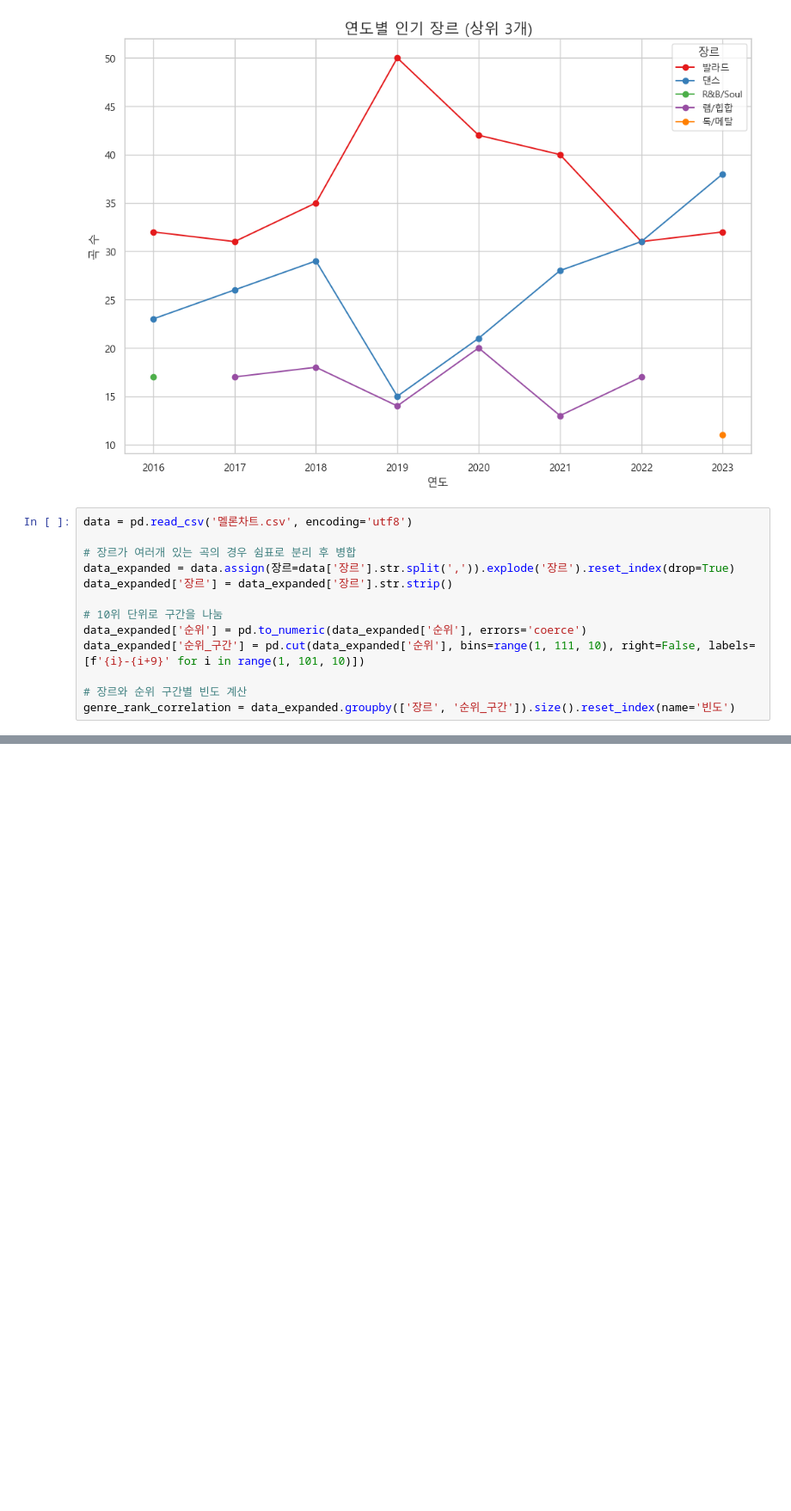
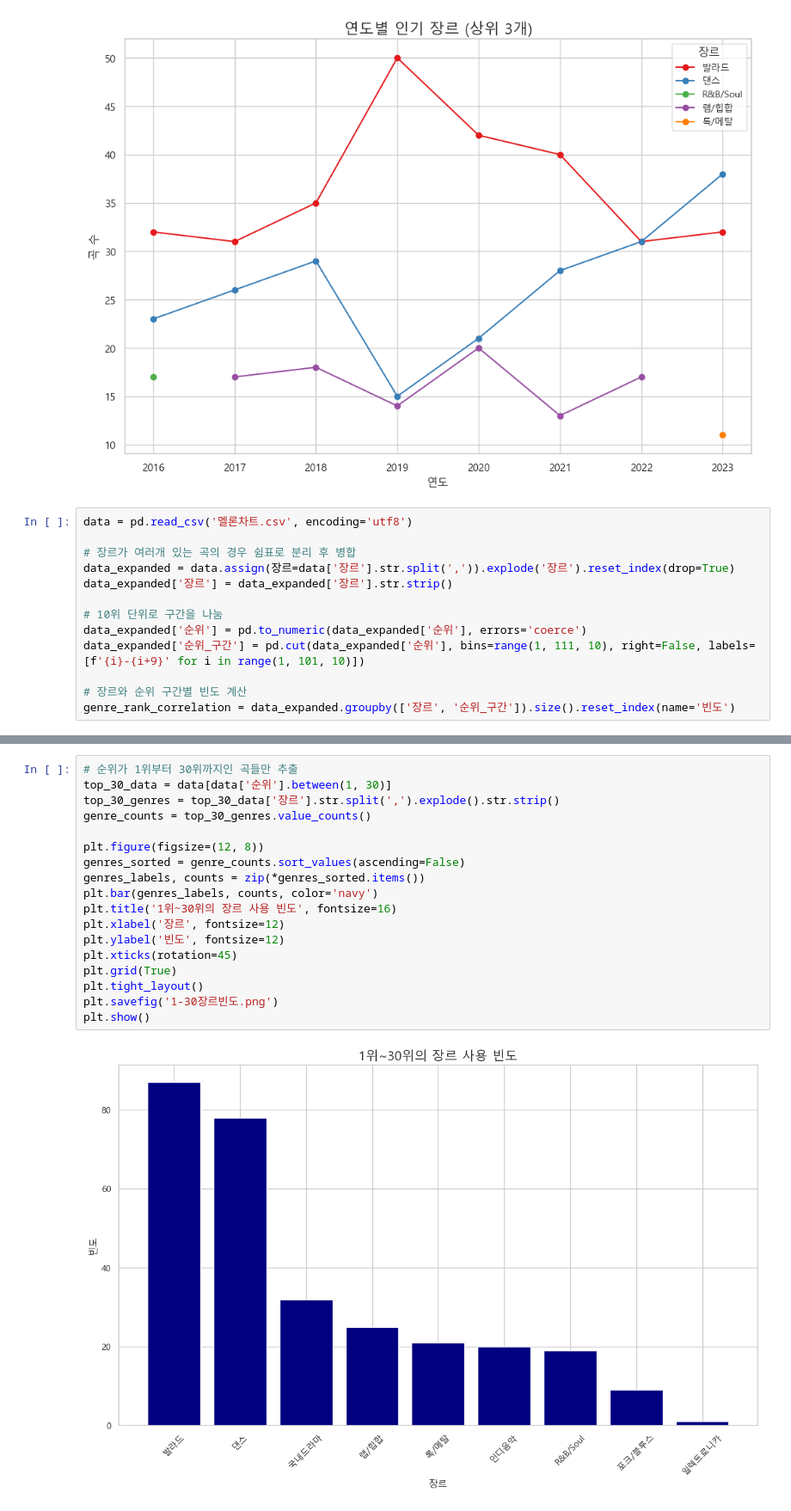
Before and after one commit to ChoiOnion/webCrawling, a Jupyter notebook: 차트데이터분석.ipynb, the cells around one changed output, grey strips where cells are left out. Shown at 86% size. Cells and saved outputs as stored; diff of their text form; blank space fills up the shorter version.

```diff
--- a/차트데이터분석.ipynb
+++ b/차트데이터분석.ipynb
@@ -203,0 +231,20 @@ plt.show()
+# %%
+# 순위가 1위부터 30위까지인 곡들만 추출
+top_30_data = data[data['순위'].between(1, 30)]
+top_30_genres = top_30_data['장르'].str.split(',').explode().str.strip()
+genre_counts = top_30_genres.value_counts()
+
+plt.figure(figsize=(12, 8))
+genres_sorted = genre_counts.sort_values(ascending=False)
+genres_labels, counts = zip(*genres_sorted.items())
+plt.bar(genres_labels, counts, color='navy')
+plt.title('1위~30위의 장르 사용 빈도', fontsize=16)
+plt.xlabel('장르', fontsize=12)
+plt.ylabel('빈도', fontsize=12)
+plt.xticks(rotation=45)
+plt.grid(True)
+plt.tight_layout()
+plt.savefig('1-30장르빈도.png')
+plt.show()
+# %% [output]
+[figure, added]
```
Also changed, not shown: parts of 7 cells of this notebook.
